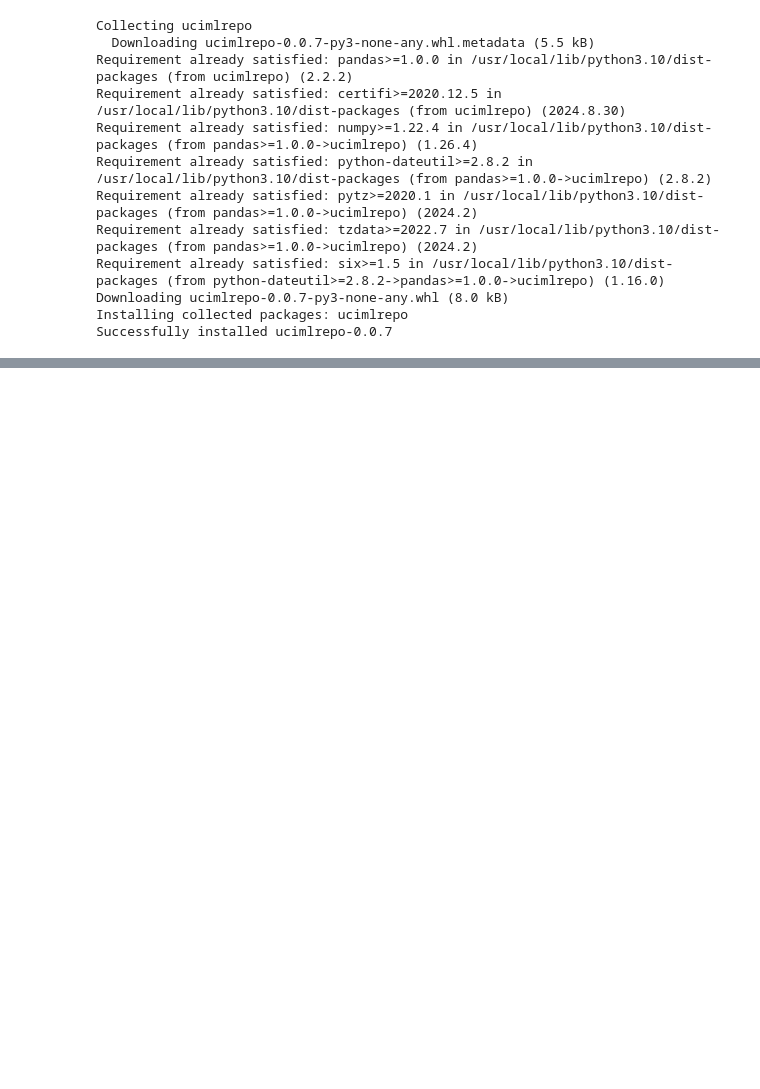
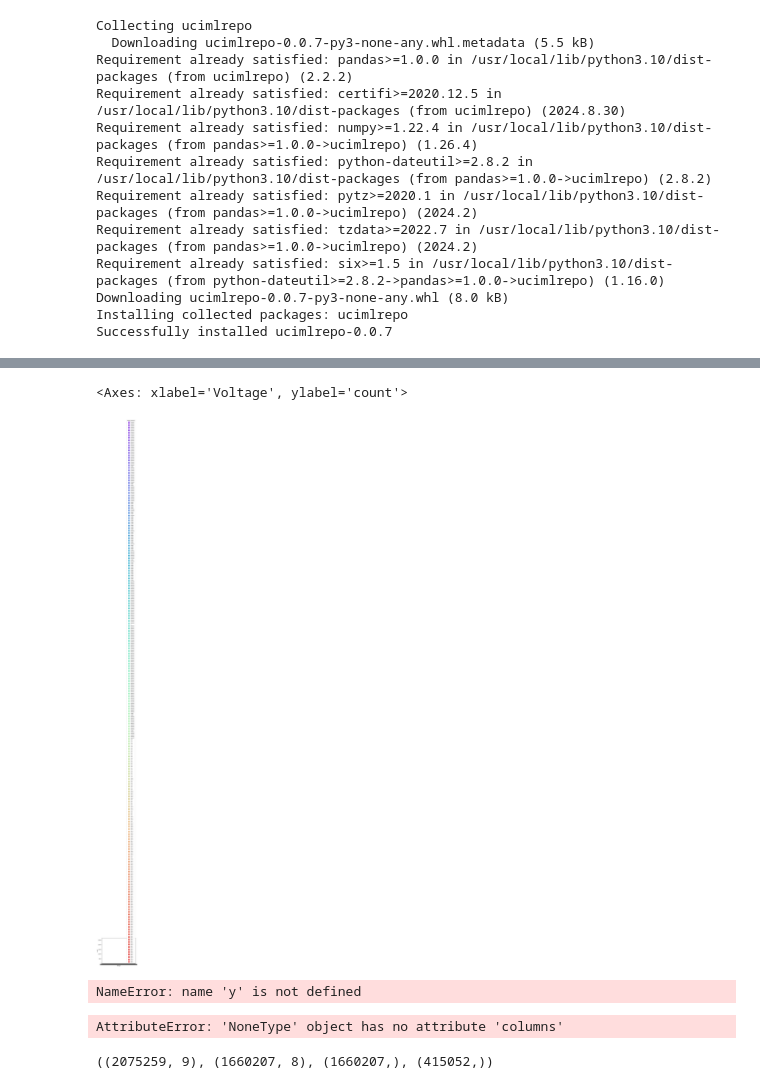
Before and after one commit to 2303A51552/AIML-2025, a Jupyter notebook: Lab_10.ipynb, the cells around one changed output, grey strips where cells are left out. Cells and saved outputs as stored; diff of their text form; code cells hidden in the pictures; blank space fills up the shorter version.

```diff
--- a/Lab_10.ipynb
+++ b/Lab_10.ipynb
@@ -30,0 +120,15 @@ Y=power_con.data.targets
+# %%
+sns.countplot(x=power_con_df.columns[4],hue=power_con_df.columns[5],data=power_con_df,palette='rainbow')
+# %% [output]
+<Axes: xlabel='Voltage', ylabel='count'>
+[figure, added]
+# %%
+import sklearn.preprocessing as preprocessing
+from sklearn.model_selection import train_test_split
+X.shape,y.shape
+# %% [output]
+NameError: name 'y' is not defined
+# %%
+power_con.df.columns.head()
+# %% [output]
+AttributeError: 'NoneType' object has no attribute 'columns'
@@ -30,0 +141,4 @@ Y=power_con.data.targets
+# %%
+power_con_df.shape,X_train.shape,y_train.shape,y_test.shape
+# %% [output]
+((2075259, 9), (1660207, 8), (1660207,), (415052,))
```
Also changed, not shown: parts of 15 cells of this notebook.
